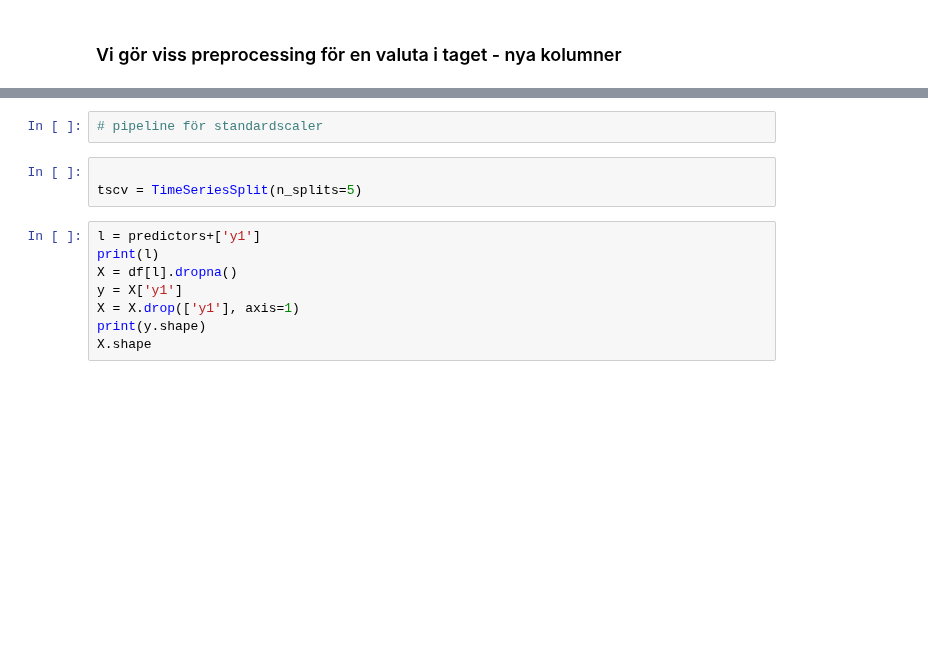
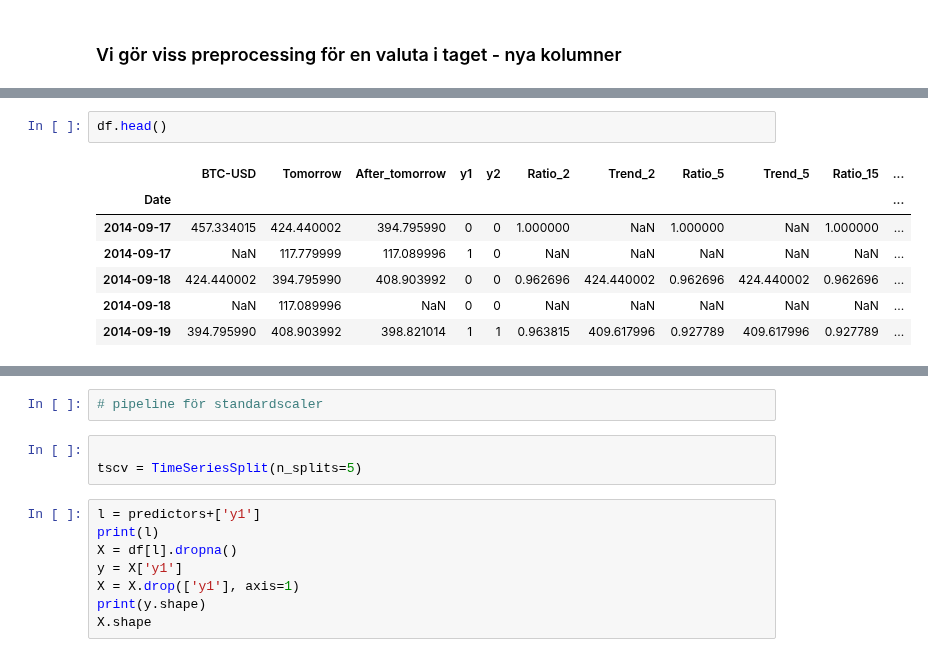
Before and after one commit to carokanns/the_new_Krypto, a Jupyter notebook: my_testa_modeller.ipynb, the cells around one changed output, grey strips where cells are left out. Cells and saved outputs as stored; diff of their text form; blank space fills up the shorter version.

```diff
--- a/my_testa_modeller.ipynb
+++ b/my_testa_modeller.ipynb
@@ -413,3 +444,13 @@ df.shape
+# %%
+df.head()
+# %% [output]
+|  | BTC-USD | Tomorrow | After_tomorrow | y1 | y2 | Ratio_2 | Trend_2 | Ratio_5 | Trend_5 | Ratio_15 | ... |
+| Date |  |  |  |  |  |  |  |  |  |  | ... |
+| 2014-09-17 | 457.334015 | 424.440002 | 394.795990 | 0 | 0 | 1.000000 | NaN | 1.000000 | NaN | 1.000000 | ... |
+| 2014-09-17 | NaN | 117.779999 | 117.089996 | 1 | 0 | NaN | NaN | NaN | NaN | NaN | ... |
+| 2014-09-18 | 424.440002 | 394.795990 | 408.903992 | 0 | 0 | 0.962696 | 424.440002 | 0.962696 | 424.440002 | 0.962696 | ... |
+| 2014-09-18 | NaN | 117.089996 | NaN | 0 | 0 | NaN | NaN | NaN | NaN | NaN | ... |
+| 2014-09-19 | 394.795990 | 408.903992 | 398.821014 | 1 | 1 | 0.963815 | 409.617996 | 0.927789 | 409.617996 | 0.927789 | ... |
 # %%
 df.columns
 # %% [output]
```
Also changed, not shown: parts of 33 cells of this notebook, 5 other files.
